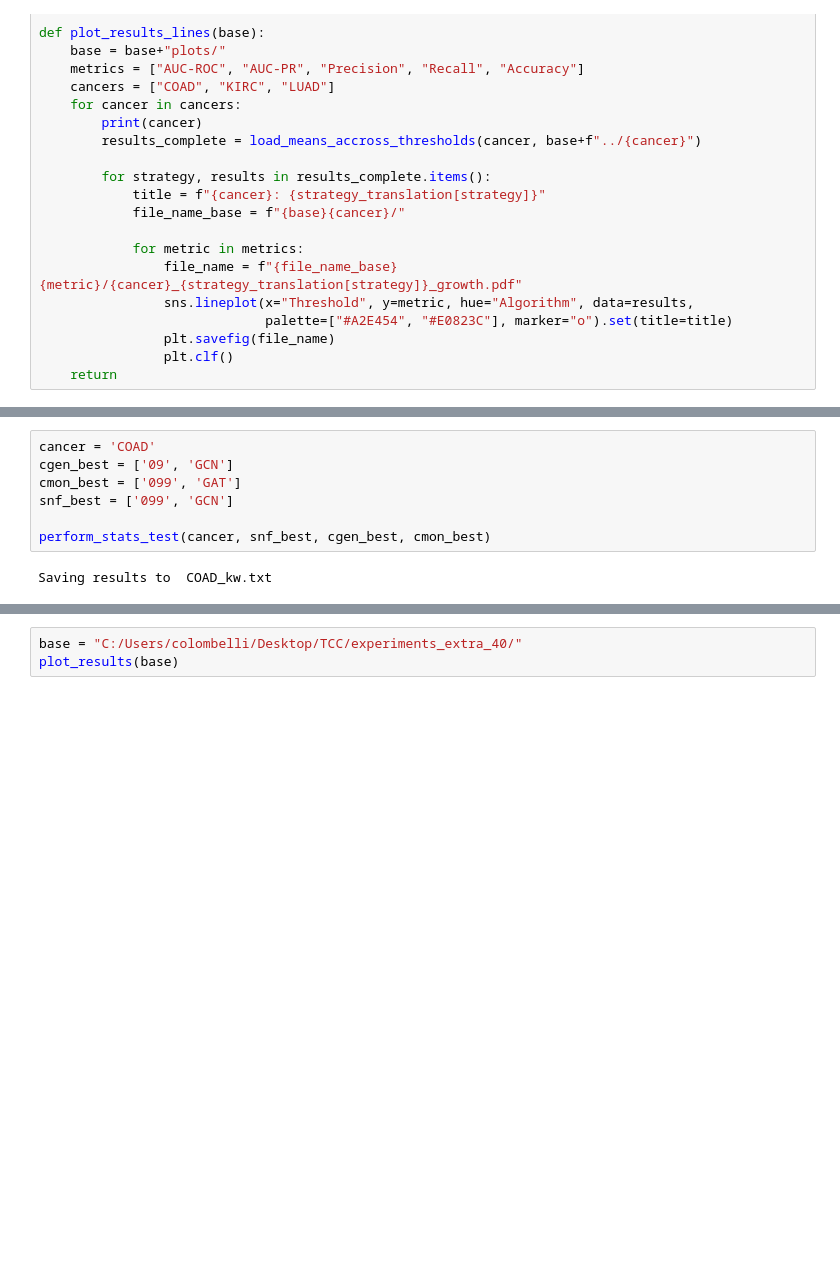
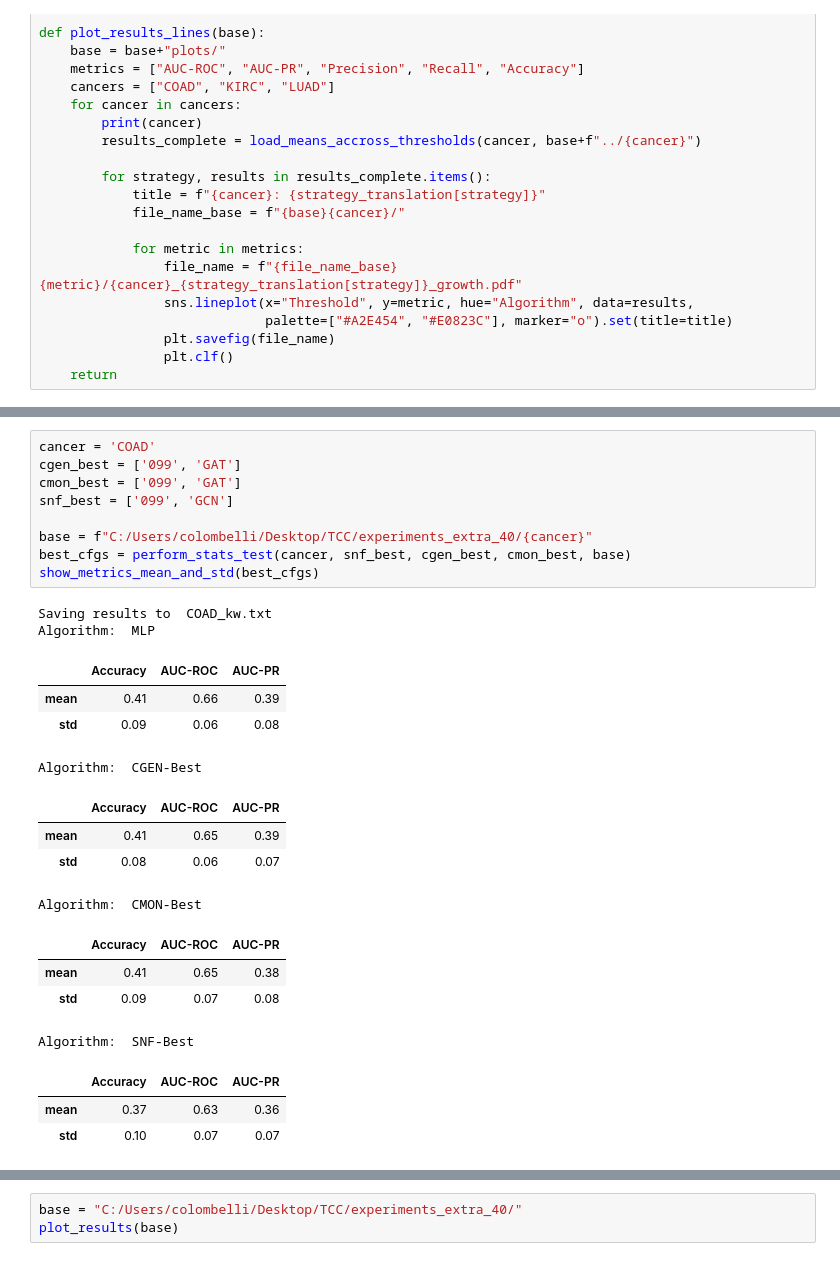
Before and after one commit to colombelli/gat-cancer-staging, a Jupyter notebook: notebooks/results_plotting.ipynb, the cells around one changed output, grey strips where cells are left out. Drawn from its saved outputs; the diff is of its cells as text; blank space fills up the shorter version.

```diff
--- a/notebooks/results_plotting.ipynb
+++ b/notebooks/results_plotting.ipynb
@@ -226,12 +250,30 @@ Saving results to  KIRC_kw.txt
 # %%
 cancer = 'COAD'
-cgen_best = ['09', 'GCN']
+cgen_best = ['099', 'GAT']
 cmon_best = ['099', 'GAT']
 snf_best = ['099', 'GCN']
 
-perform_stats_test(cancer, snf_best, cgen_best, cmon_best)
+base = f"C:/Users/colombelli/Desktop/TCC/experiments_extra_40/{cancer}"
+best_cfgs = perform_stats_test(cancer, snf_best, cgen_best, cmon_best, base)
+show_metrics_mean_and_std(best_cfgs)
 # %% [output]
 Saving results to  COAD_kw.txt
+Algorithm:  MLP
+|  | Accuracy | AUC-ROC | AUC-PR |
+| mean | 0.41 | 0.66 | 0.39 |
+| std | 0.09 | 0.06 | 0.08 |
+Algorithm:  CGEN-Best
+|  | Accuracy | AUC-ROC | AUC-PR |
+| mean | 0.41 | 0.65 | 0.39 |
+| std | 0.08 | 0.06 | 0.07 |
+Algorithm:  CMON-Best
+|  | Accuracy | AUC-ROC | AUC-PR |
+| mean | 0.41 | 0.65 | 0.38 |
+| std | 0.09 | 0.07 | 0.08 |
+Algorithm:  SNF-Best
+|  | Accuracy | AUC-ROC | AUC-PR |
+| mean | 0.37 | 0.63 | 0.36 |
+| std | 0.10 | 0.07 | 0.07 |
 # %%
 cancer = 'LUAD'
 cgen_best = ['099', 'GAT']
```
Also changed, not shown: parts of 8 cells of this notebook, 4 other files.
